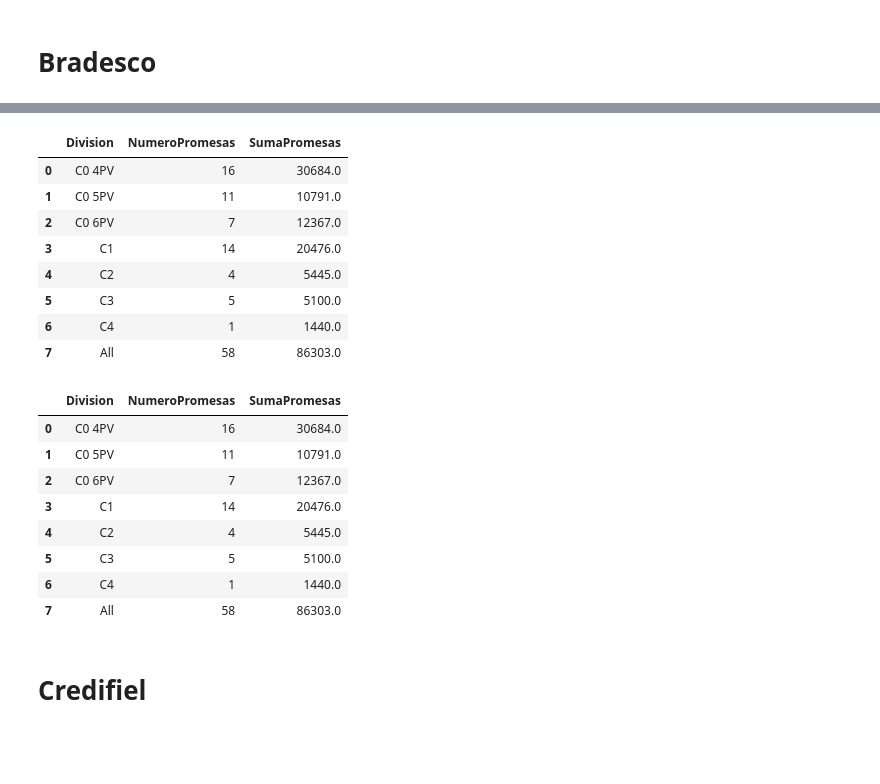
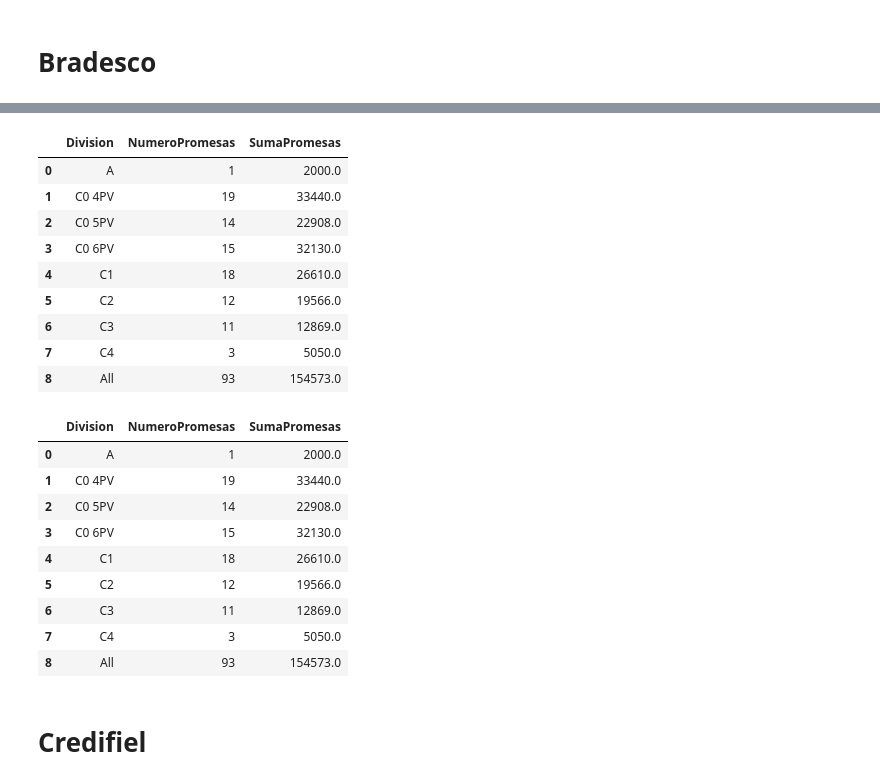
Before and after one commit to ericklopz1097/Profesionales-en-Recuperacion, a Jupyter notebook: Promesas_diarias.ipynb, the cells around one changed output, grey strips where cells are left out. Saved outputs shown, nothing was run; the diff lists cells and outputs as text; code cells hidden in the pictures; blank space fills up the shorter version.

```diff
--- a/Promesas_diarias.ipynb
+++ b/Promesas_diarias.ipynb
@@ -125,10 +104,7 @@ pivot_liv2
 # Bradesco
 # %%
 #Hacemos la consulta referente a las gestiones de Bradesco
-sql_gest_brad = cursor.callproc('bradescard_rpt_gestiones_detallado', [today,today])
-for result in cursor.stored_results():
-    gestion_brad = pd.DataFrame(result.fetchall())
-gestion_brad.columns = ['folio_gestion','firma_id','unegocio_id','credito','nombre_credito','telefono','tipo_telefono','fecha_gestion','usuario','nombre_usuario','dictamen','accion','resultado','accion_resultado','fecha_promesa','monto_promesa','comentarios']
+gestion_brad = cs.query_naucalpan('bradescard_rpt_gestiones_detallado',today,today)
+gestion_brad.columns = ['folio_gestion','firma_id','unegocio_id','NUMERO_TARJETA','nombre_credito','telefono','tipo_telefono','fecha_gestion','usuario','nombre_usuario','dictamen','accion','resultado','accion_resultado','fecha_promesa','monto_promesa','comentarios']
 gestion_brad = gestion_brad.loc[gestion_brad['dictamen']=='PROMESA']
-gestion_brad['credito'] = pd.to_numeric(gestion_brad['credito'])
-gestion_brad.head(3)
+gestion_brad['NUMERO_TARJETA'] = pd.to_numeric(gestion_brad['NUMERO_TARJETA'])
@@ -140,3 +110,0 @@ gestion_brad.head(3)
-# %%
-#Convertimos a numero las columnas que necesitemos
-gestion_brad[cols] = gestion_brad[cols].apply(pd.to_numeric, errors='coerce')
@@ -157,9 +111,15 @@ asignacion_brad.head(3)
+# %%
+asignacion_brad_c0 = pd.read_excel(''+ruta_pagos+'/Bradesco/Asignacion_c0/ASIGNACION C0 '+mes2+'.xlsx')
+asignacion_brad_c0 = asignacion_brad_c0.iloc[:,[0,2,3,8,10,11,14,25]]
+asignacion_brad_extra = pd.read_csv(''+ruta_pagos+'/Bradesco/Asignacion_extra/CSV/Asignacion Extra '+mes2+'.csv',encoding= 'unicode_escape')
+asignacion_brad_extra = asignacion_brad_extra.iloc[:,[0,2,3,5,9,25,26,28]]
+asignacion_brad_extra.columns = ['CODIGO_ORG','NUMERO_CUENTA','NUMERO_TARJETA','RFC','ESTADO','SALDO_TOTAL','PAGO_DESCUENTO','PAGOSVENCIDOS']
+
+asignacion_brad = pd.concat([asignacion_brad_c0,asignacion_brad_extra],ignore_index=True)
 # %%
 #Hacemos la union de asignacion y promesas
-consolidado_brad = pd.merge(gestion_brad,asignacion_brad,how='left',on=['firma_id','unegocio_id','credito'])
-cols = ['monto_promesa','credito']
+consolidado_brad = pd.merge(gestion_brad,asignacion_brad,how='left',on=['NUMERO_TARJETA'])
+cols = ['monto_promesa']
 consolidado_brad[cols] = consolidado_brad[cols].apply(pd.to_numeric, errors='coerce')
 consolidado_brad = consolidado_brad[(consolidado_brad['monto_promesa']>50)]
 consolidado_brad = consolidado_brad[(consolidado_brad['monto_promesa']<500000)]
-consolidado_brad.fillna('COBRANZA',inplace=True)
-consolidado_brad.head(3)
@@ -171,26 +126,27 @@ consolidado_brad.head(3)
 # %%
 #Obtenemos datos de las promesas de Bradesco
-pivot_brad = pd.pivot_table(consolidado_brad,index=['division'],values=['credito','monto_promesa'],aggfunc=['count',np.sum],margins=True)
+pivot_brad = pd.pivot_table(consolidado_brad,index=['PAGOSVENCIDOS'],values=['NUMERO_TARJETA','monto_promesa'],aggfunc=['count',np.sum],margins=True)
 pivot_brad = pd.DataFrame(pivot_brad.to_records())
 pivot_brad = pivot_brad.iloc[:,[0,1,4]]
 pivot_brad.columns = ['Division','NumeroPromesas','SumaPromesas']
 pivot_brad.fillna(0,inplace=True)
 #pivot_brad[['NumeroPromesas','PromedioPromesa','SumaPromesas']] = pivot_gestion_brad[['NumeroPromesas','PromedioPromesa','SumaPromesas']].applymap("{0:.2f}".format)
 pivot_brad
 # %% [output]
 |  | Division | NumeroPromesas | SumaPromesas |
-| 0 | C0 4PV | 16 | 30684.0 |
-| 1 | C0 5PV | 11 | 10791.0 |
-| 2 | C0 6PV | 7 | 12367.0 |
-| 3 | C1 | 14 | 20476.0 |
-| 4 | C2 | 4 | 5445.0 |
-| 5 | C3 | 5 | 5100.0 |
-| 6 | C4 | 1 | 1440.0 |
-| 7 | All | 58 | 86303.0 |
+| 0 | A | 1 | 2000.0 |
+| 1 | C0 4PV | 19 | 33440.0 |
+| 2 | C0 5PV | 14 | 22908.0 |
+| 3 | C0 6PV | 15 | 32130.0 |
+| 4 | C1 | 18 | 26610.0 |
+| 5 | C2 | 12 | 19566.0 |
+| 6 | C3 | 11 | 12869.0 |
+| 7 | C4 | 3 | 5050.0 |
+| 8 | All | 93 | 154573.0 |
 # %%
 #Vemos las promesas reales eliminando duplicados
-consolidado_brad2 = consolidado_brad.drop_duplicates(subset=['credito','fecha_promesa','monto_promesa'])
-pivot_brad2 = pd.pivot_table(consolidado_brad2,index=['division'],values=['credito','monto_promesa'],aggfunc=['count',np.sum],margins=True)
+consolidado_brad2 = consolidado_brad.drop_duplicates(subset=['NUMERO_TARJETA','fecha_promesa','monto_promesa'])
+pivot_brad2 = pd.pivot_table(consolidado_brad2,index=['PAGOSVENCIDOS'],values=['NUMERO_TARJETA','monto_promesa'],aggfunc=['count',np.sum],margins=True)
 pivot_brad2 = pd.DataFrame(pivot_brad2.to_records())
 pivot_brad2 = pivot_brad2.iloc[:,[0,1,4]]
 pivot_brad2.columns = ['Division','NumeroPromesas','SumaPromesas']
@@ -199,14 +155,15 @@ pivot_brad2.fillna(0,inplace=True)
 pivot_brad2
 # %% [output]
 |  | Division | NumeroPromesas | SumaPromesas |
-| 0 | C0 4PV | 16 | 30684.0 |
-| 1 | C0 5PV | 11 | 10791.0 |
-| 2 | C0 6PV | 7 | 12367.0 |
-| 3 | C1 | 14 | 20476.0 |
-| 4 | C2 | 4 | 5445.0 |
-| 5 | C3 | 5 | 5100.0 |
-| 6 | C4 | 1 | 1440.0 |
-| 7 | All | 58 | 86303.0 |
+| 0 | A | 1 | 2000.0 |
+| 1 | C0 4PV | 19 | 33440.0 |
+| 2 | C0 5PV | 14 | 22908.0 |
+| 3 | C0 6PV | 15 | 32130.0 |
+| 4 | C1 | 18 | 26610.0 |
+| 5 | C2 | 12 | 19566.0 |
+| 6 | C3 | 11 | 12869.0 |
+| 7 | C4 | 3 | 5050.0 |
+| 8 | All | 93 | 154573.0 |
 # %% [markdown]
 # Credifiel
 # %%
```
Also changed, not shown: parts of 24 cells of this notebook, 18 other files.
